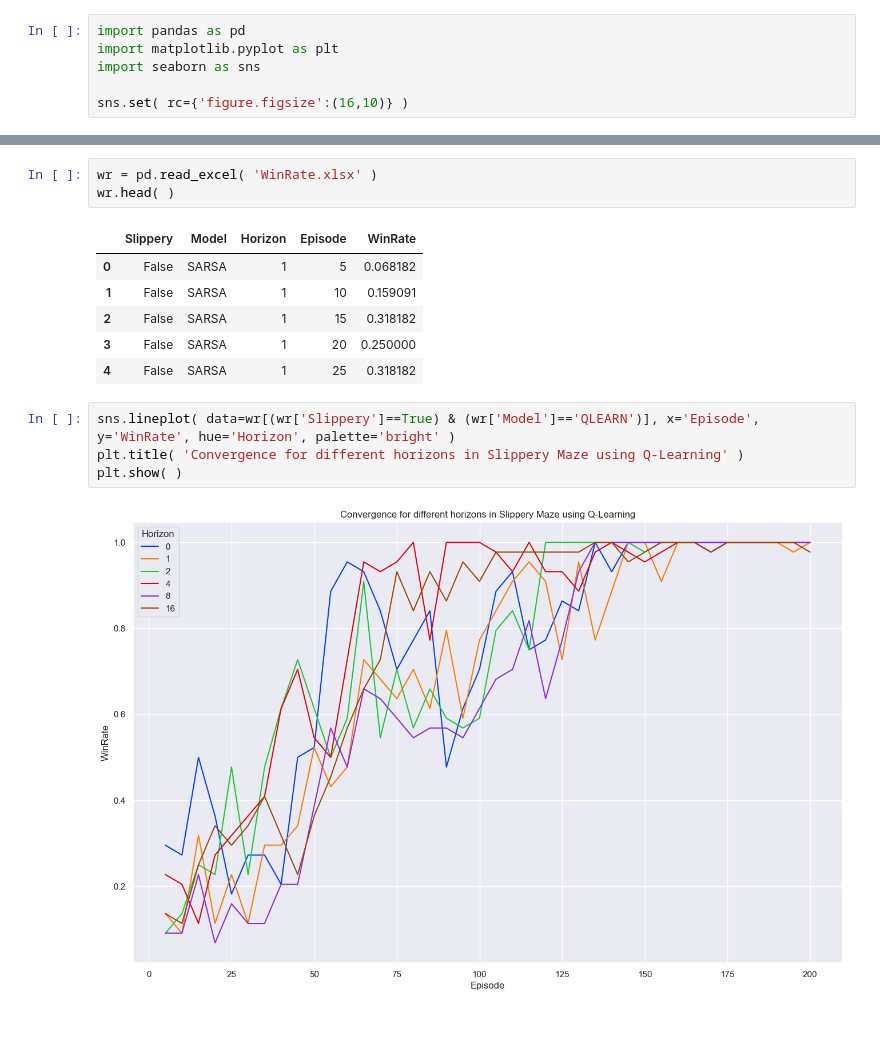
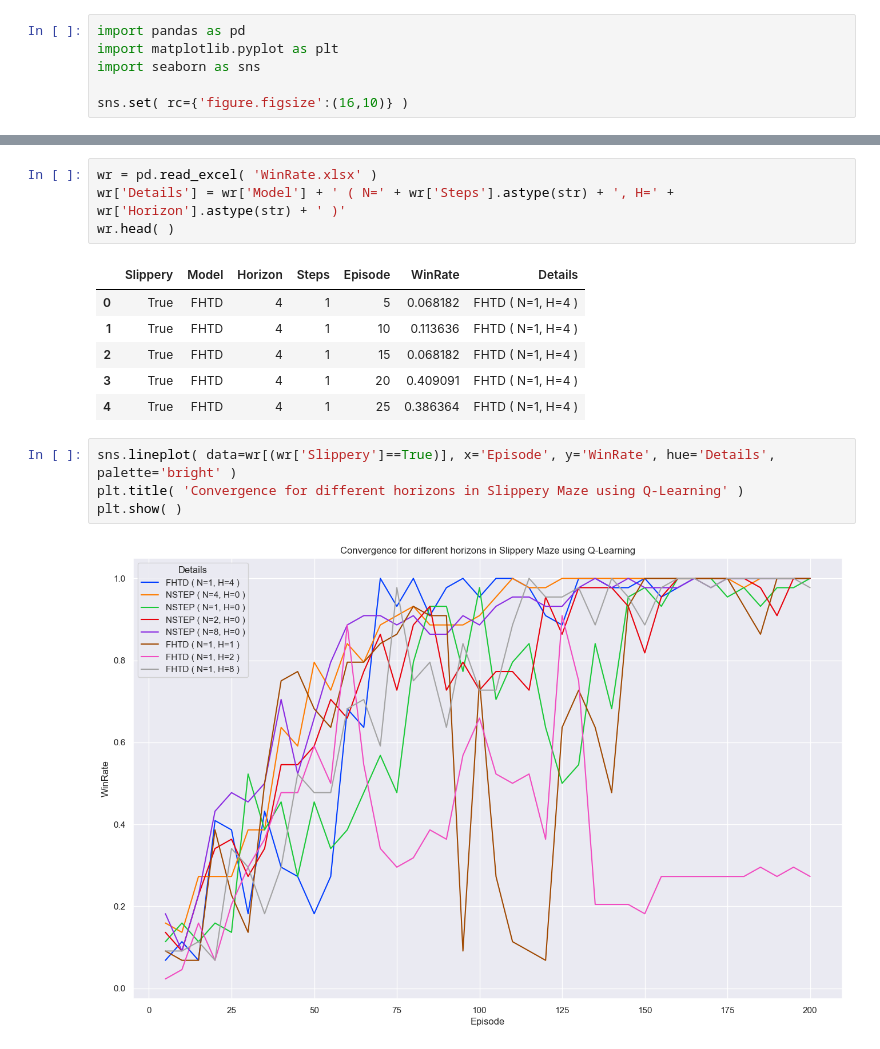
Before and after one commit to yotitan/RL-Slippery-Maze, a Jupyter notebook: graphs.ipynb, the cells around one changed output, grey strips where cells are left out. Drawn from its saved outputs; the diff is of its cells as text.

```diff
--- a/graphs.ipynb
+++ b/graphs.ipynb
@@ -23,18 +24,19 @@ plt.show( )
 # %%
 wr = pd.read_excel( 'WinRate.xlsx' )
+wr['Details'] = wr['Model'] + ' ( N=' + wr['Steps'].astype(str) + ', H=' + wr['Horizon'].astype(str) + ' )'
 wr.head( )
 # %% [output]
-|  | Slippery | Model | Horizon | Episode | WinRate |
-| 0 | False | SARSA | 1 | 5 | 0.068182 |
-| 1 | False | SARSA | 1 | 10 | 0.159091 |
-| 2 | False | SARSA | 1 | 15 | 0.318182 |
-| 3 | False | SARSA | 1 | 20 | 0.250000 |
-| 4 | False | SARSA | 1 | 25 | 0.318182 |
+|  | Slippery | Model | Horizon | Steps | Episode | WinRate | Details |
+| 0 | True | FHTD | 4 | 1 | 5 | 0.068182 | FHTD ( N=1, H=4 ) |
+| 1 | True | FHTD | 4 | 1 | 10 | 0.113636 | FHTD ( N=1, H=4 ) |
+| 2 | True | FHTD | 4 | 1 | 15 | 0.068182 | FHTD ( N=1, H=4 ) |
+| 3 | True | FHTD | 4 | 1 | 20 | 0.409091 | FHTD ( N=1, H=4 ) |
+| 4 | True | FHTD | 4 | 1 | 25 | 0.386364 | FHTD ( N=1, H=4 ) |
 # %%
-sns.lineplot( data=wr[(wr['Slippery']==True) & (wr['Model']=='QLEARN')], x='Episode', y='WinRate', hue='Horizon', palette='bright' )
+sns.lineplot( data=wr[(wr['Slippery']==True)], x='Episode', y='WinRate', hue='Details', palette='bright' )
 plt.title( 'Convergence for different horizons in Slippery Maze using Q-Learning' )
 plt.show( )
 # %% [output]
-[figure, old version]
+[figure, new version]
 # %%
 el = pd.read_excel( 'MeanEpisodeLength.xlsx' )
```
Also changed, not shown: parts of 4 cells of this notebook, 5 other files.
